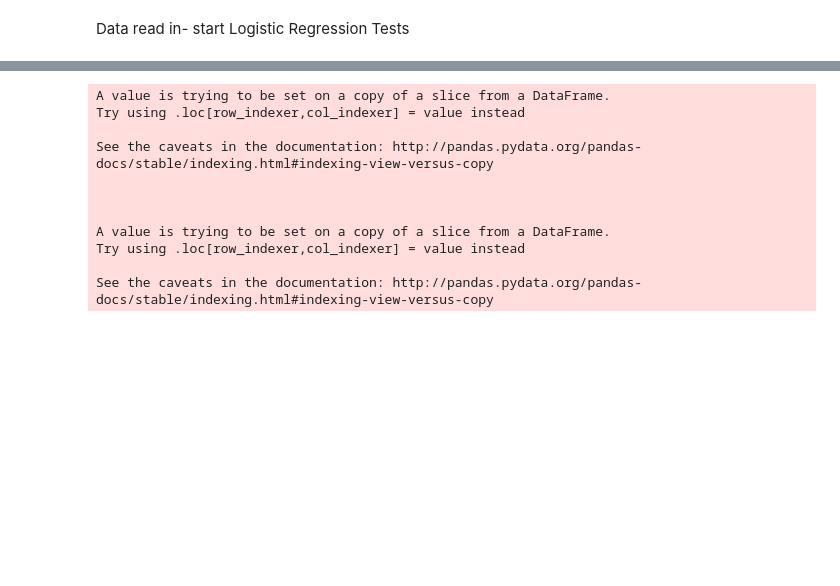
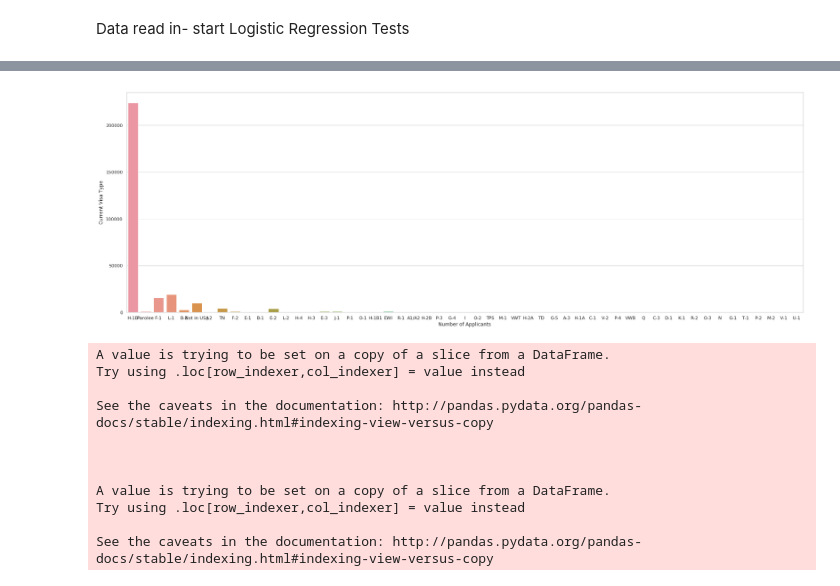
Before and after one commit to lkahre/insight_app, a Jupyter notebook: model_tests.ipynb, the cells around one changed output, grey strips where cells are left out. Drawn from its saved outputs; the diff is of its cells as text; code cells hidden in the pictures; blank space fills up the shorter version.

```diff
--- a/model_tests.ipynb
+++ b/model_tests.ipynb
@@ -196,8 +202,11 @@ plt.show()
 # %%
 #Current Visa Status Histogram
-plt.figure(figsize=(5,9.8))
-sns.countplot(y='class_of_admission', data=visa_apps_all)
+plt.figure(figsize=(30, 10))
+ax = sns.countplot(x='class_of_admission', data=visa_apps_all)
+ax.set(xlabel='Number of Applicants', ylabel='Current Visa Type')
 plt.show()
+# %% [output]
+[figure, added]
 # %%
 #Received month histogram
 sns.countplot(y='case_received_month', data=visa_apps_all)
```
Also changed, not shown: parts of 5 cells of this notebook, 1 other file.
